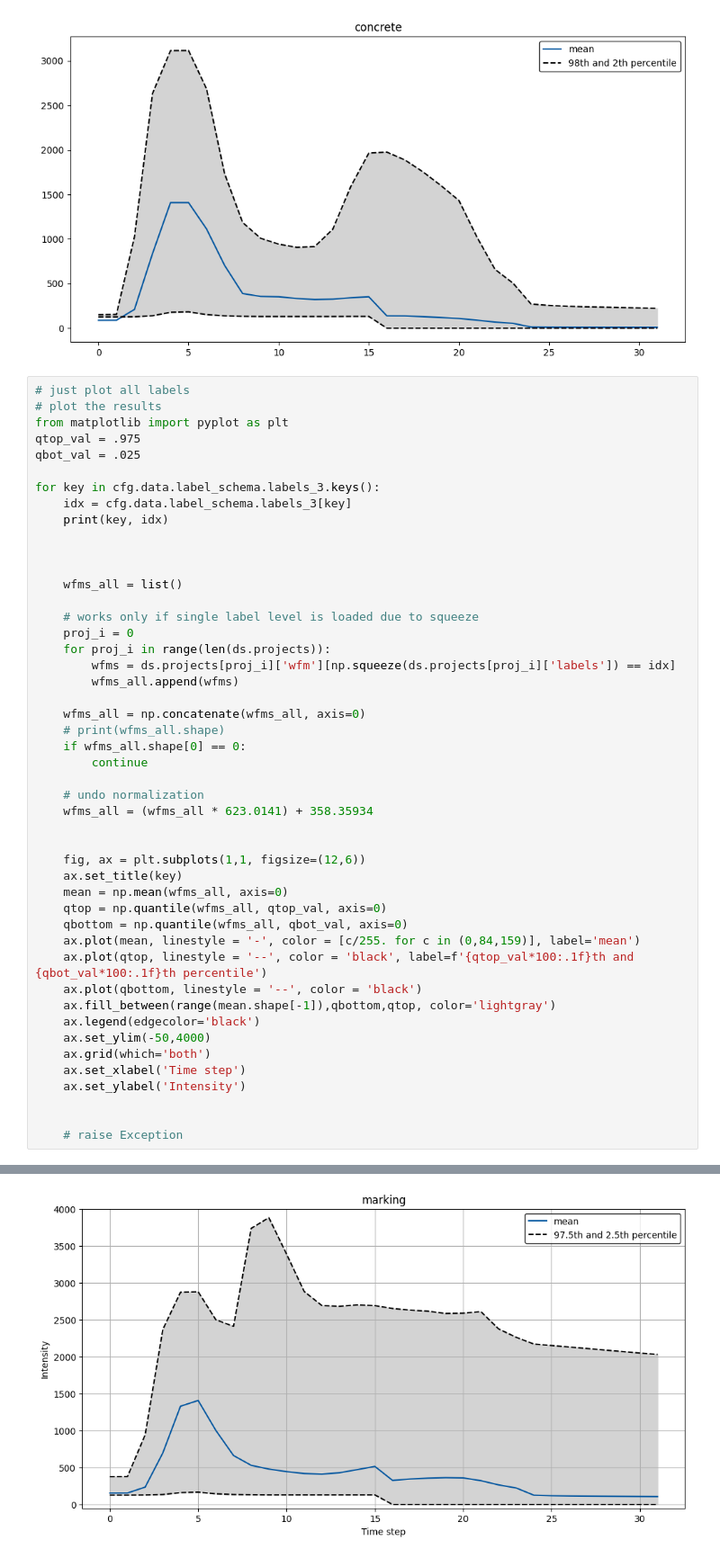
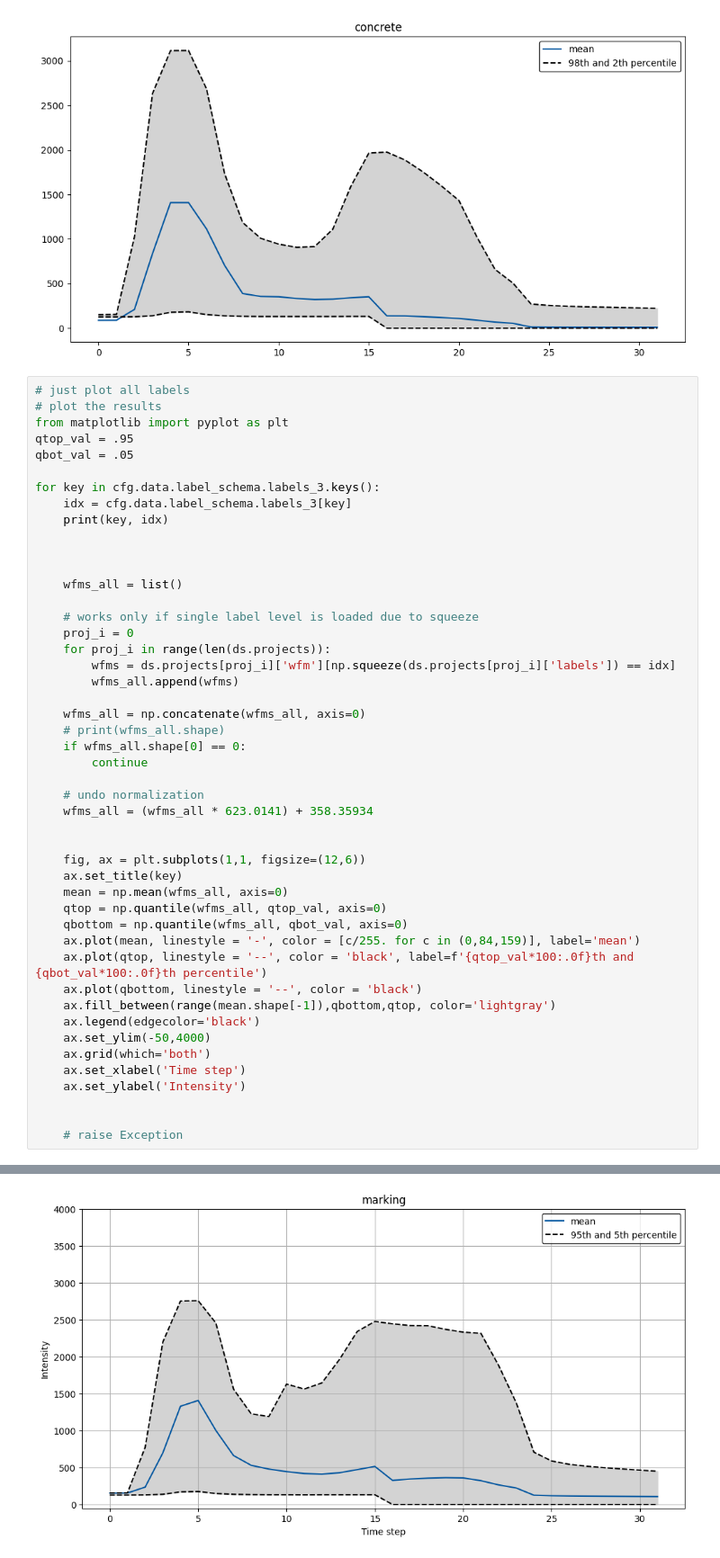
Before and after one commit to biophase/fg-feat-extractor, a Jupyter notebook: notebooks/visualize_waveforms.ipynb, the cells around one changed output, grey strips where cells are left out. Shown at 90% size. Cells and saved outputs as stored; diff of their text form.

```diff
--- a/notebooks/visualize_waveforms.ipynb
+++ b/notebooks/visualize_waveforms.ipynb
@@ -254,8 +244,8 @@ for key, figTitle, wfms in zip(
 # just plot all labels
 # plot the results
 from matplotlib import pyplot as plt
-qtop_val = .975
-qbot_val = .025
+qtop_val = .95
+qbot_val = .05
 
 for key in cfg.data.label_schema.labels_3.keys():
     idx = cfg.data.label_schema.labels_3[key]
@@ -286,7 +276,7 @@ for key in cfg.data.label_schema.labels_3.keys():
     qtop = np.quantile(wfms_all, qtop_val, axis=0)
     qbottom = np.quantile(wfms_all, qbot_val, axis=0)
     ax.plot(mean, linestyle = '-', color = [c/255. for c in (0,84,159)], label='mean')
-    ax.plot(qtop, linestyle = '--', color = 'black', label=f'{qtop_val*100:.1f}th and {qbot_val*100:.1f}th percentile')
+    ax.plot(qtop, linestyle = '--', color = 'black', label=f'{qtop_val*100:.0f}th and {qbot_val*100:.0f}th percentile')
     ax.plot(qbottom, linestyle = '--', color = 'black')
     ax.fill_between(range(mean.shape[-1]),qbottom,qtop, color='lightgray')
     ax.legend(edgecolor='black')
@@ -324 +308 @@ KeyboardInterrupt:
-[figure, old version]
+[figure, new version]
```
Also changed, not shown: parts of 3 cells of this notebook, 3 other files.
